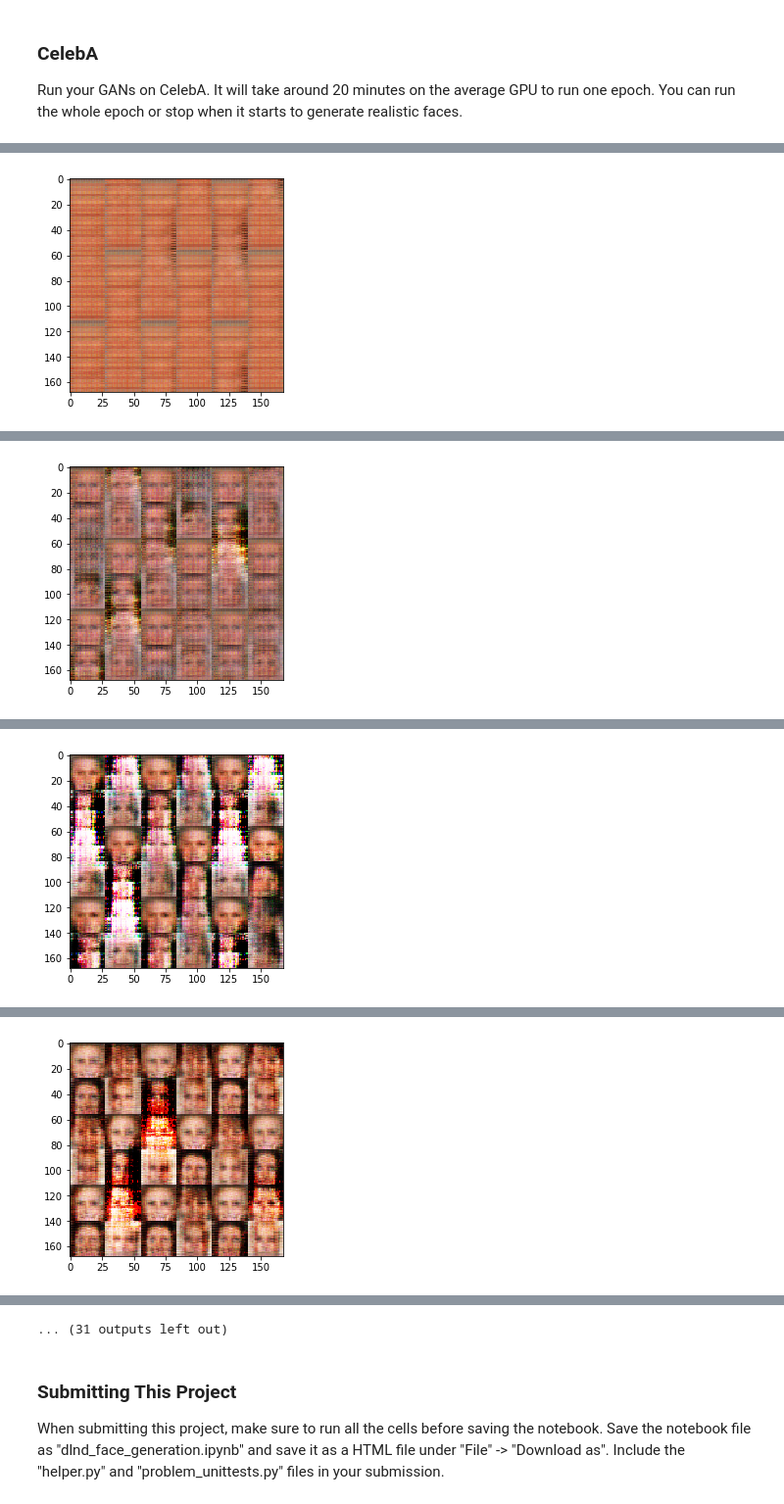
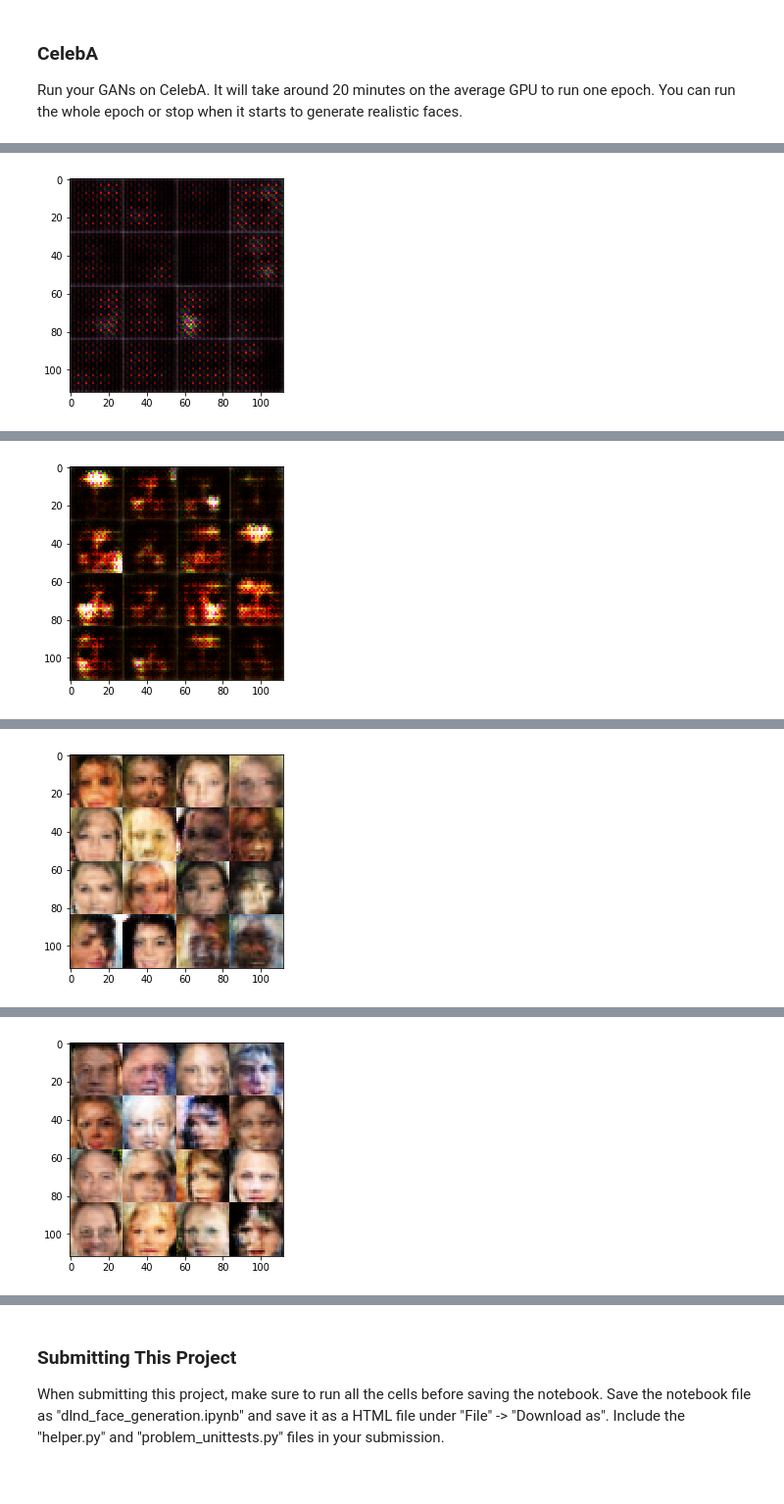
Before and after one commit to albertod/dlnd-face-generation, a Jupyter notebook: dlnd_face_generation.ipynb, the cells around one changed output, grey strips where cells are left out. Shown at 98% size. Cells and saved outputs as stored; diff of their text form; code cells hidden in the pictures.

Commit message:
Improve hyperpaarameters, added smooth to loss calculation

```diff
--- a/dlnd_face_generation.ipynb
+++ b/dlnd_face_generation.ipynb
@@ -10,7 +10,7 @@ Since the celebA dataset is complex and you're doing GANs in a project for the f
 
 If you're using [FloydHub](https://www.floydhub.com/), set `data_dir` to "/input" and use the [FloydHub data ID](http://docs.floydhub.com/home/using_datasets/) "R5KrjnANiKVhLWAkpXhNBe".
 # %%
-data_dir = './data'
+#data_dir = './data'
 
 # FloydHub - Use with data ID "R5KrjnANiKVhLWAkpXhNBe"
 data_dir = '/input'
@@ -173,7 +173,7 @@ Tests Passed
 ### Generator
 Implement `generator` to generate an image using `z`. This function should be able to reuse the variables in the neural network.  Use [`tf.variable_scope`](https://www.tensorflow.org/api_docs/python/tf/variable_scope) with a scope name of "generator" to allow the variables to be reused. The function should return the generated 28 x 28 x `out_channel_dim` images.
 # %%
-def generator(z, out_channel_dim, is_train=True, alpha=0.2):
+def generator(z, out_channel_dim, is_train=True, alpha=0.2, dropout=0.9):
     """
     Create the generator network
     :param z: Input z
@@ -191,25 +191,20 @@ def generator(z, out_channel_dim, is_train=True, alpha=0.2):
         x1 = tf.maximum(alpha*x1, x1)
         # now 7x7x512
 
-        # Add layer with same padding
-        x1 = tf.layers.conv2d_transpose(x1, 512, 1, strides=1, padding='same')
-        x1 = tf.layers.batch_normalization(x1, training=is_train)
-        x1 = tf.maximum(alpha*x1, x1)
-        # now 7x7x512
-
-        x2 = tf.layers.conv2d_transpose(x1, 256, 5, strides=2, padding='same')
+        x2 = tf.layers.conv2d_transpose(x1, 256, 5, strides=2, padding='same', activation=None)
         x2 = tf.layers.batch_normalization(x2, training=is_train)
         x2 = tf.maximum(alpha*x2, x2)
+        x2 = tf.nn.dropout(x2, keep_prob=dropout)
         # now 14x14x256
 
-        x3 = tf.layers.conv2d_transpose(x2, 128, 5, strides=2, padding='same')
+        x3 = tf.layers.conv2d_transpose(x2, 128, 5, strides=2, padding='same', activation=None)
         x3 = tf.layers.batch_normalization(x3, training=is_train)
         x3 = tf.maximum(alpha*x3, x3)
+        x3 = tf.nn.dropout(x3, keep_prob=dropout)
         # now 28x28x128
 
         #output layer
-        logits = tf.layers.conv2d_transpose(x3, out_channel_dim, 5, strides=2, padding='same')
-        logits = tf.reshape(logits, (-1, 28, 28, out_channel_dim))
+        logits = tf.layers.conv2d_transpose(x3, out_channel_dim, 3, strides=1, padding='same', activation=None)
         out = tf.tanh(logits)
 
     return out
@@ -227,7 +222,7 @@ Implement `model_loss` to build the GANs for training and calculate the loss.  T
 - `discriminator(images, reuse=False)`
 - `generator(z, out_channel_dim, is_train=True)`
 # %%
-def model_loss(input_real, input_z, out_channel_dim, alpha=0.2):
+def model_loss(input_real, input_z, out_channel_dim, alpha=0.2, smooth = 0.1):
     """
     Get the loss for the discriminator and generator
     :param input_real: Images from the real dataset
@@ -241,11 +236,14 @@ def model_loss(input_real, input_z, out_channel_dim, alpha=0.2):
     d_model_fake, d_logits_fake = discriminator(g_model, reuse=True, alpha=alpha)
 
     d_loss_real = tf.reduce_mean(
-        tf.nn.sigmoid_cross_entropy_with_logits(logits=d_logits_real, labels=tf.ones_like(d_model_real)))
+        tf.nn.sigmoid_cross_entropy_with_logits(logits=d_logits_real, labels=tf.ones_like(d_model_real) * (1 - smooth))
+    )
     d_loss_fake = tf.reduce_mean(
-        tf.nn.sigmoid_cross_entropy_with_logits(logits=d_logits_fake, labels=tf.zeros_like(d_model_fake)))
+        tf.nn.sigmoid_cross_entropy_with_logits(logits=d_logits_fake, labels=tf.zeros_like(d_model_fake))
+    )
     g_loss = tf.reduce_mean(
-        tf.nn.sigmoid_cross_entropy_with_logits(logits=d_logits_fake, labels=tf.ones_like(d_model_fake)))
+        tf.nn.sigmoid_cross_entropy_with_logits(logits=d_logits_fake, labels=tf.ones_like(d_model_fake))
+    )
 
     d_loss = d_loss_real + d_loss_fake
 
@@ -354,8 +352,7 @@ def train(epoch_count, batch_size, z_dim, learning_rate, beta1, get_batches, dat
             for batch_images in get_batches(batch_size):
                 steps+=1
                 # Get images, reshape and rescale to pass to D
-                batch_images = batch_images.reshape(batch_size, data_shape[1], data_shape[2], data_shape[3])
-                batch_images = batch_images*2
+                batch_images *= 2
                 batch_z = np.random.uniform(-1, 1, size=(batch_size, z_dim))
 
                 # Run optimizers
@@ -373,7 +370,7 @@ def train(epoch_count, batch_size, z_dim, learning_rate, beta1, get_batches, dat
                          "| generator {:.4f}".format(g_train_loss))
 
                 if steps % 100 == 0:
-                    show_generator_output(sess, 10, z_input, data_shape[3], data_image_mode)
+                    show_generator_output(sess, 16, z_input, data_shape[3], data_image_mode)
 # %% [markdown]
 ### MNIST
 
@@ -420,11 +417,10 @@ Epoch 2/2 600 steps ... train loss:  discriminator: 1.0465 | generator 0.5977
 ### CelebA
 Run your GANs on CelebA.  It will take around 20 minutes on the average GPU to run one epoch.  You can run the whole epoch or stop when it starts to generate realistic faces.
 # %%
-batch_size = 50
-z_dim = 60
-learning_rate = 0.0006
-beta1 = 0.4
-
+batch_size = 64
+z_dim = 100
+learning_rate = 0.0004
+beta1 = 0.5
 
 """
 DON'T MODIFY ANYTHING IN THIS CELL THAT IS BELOW THIS LINE
@@ -441 +437 @@ Epoch 1/1 100 steps ... train loss:  discriminator: 0.1439 | generator 2.6194
-[figure, old version]
+[figure, new version]
@@ -444 +440 @@ Epoch 1/1 200 steps ... train loss:  discriminator: 1.2887 | generator 4.7988
-[figure, old version]
+[figure, new version]
@@ -447 +443 @@ Epoch 1/1 300 steps ... train loss:  discriminator: 2.6246 | generator 0.1169
-[figure, old version]
+[figure, new version]
@@ -450 +446 @@ Epoch 1/1 400 steps ... train loss:  discriminator: 0.4234 | generator 1.3954
-[figure, old version]
+[figure, new version]
@@ -457,4 +448,3 @@ Epoch 1/1 600 steps ... train loss:  discriminator: 0.7976 | generator 0.7639
-... (31 outputs left out)
 # %% [markdown]
 ### Submitting This Project
 When submitting this project, make sure to run all the cells before saving the notebook. Save the notebook file as "dlnd_face_generation.ipynb" and save it as a HTML file under "File" -> "Download as". Include the "helper.py" and "problem_unittests.py" files in your submission.
```
Also changed, not shown: parts of 1 cell of this notebook, 2 other files.
